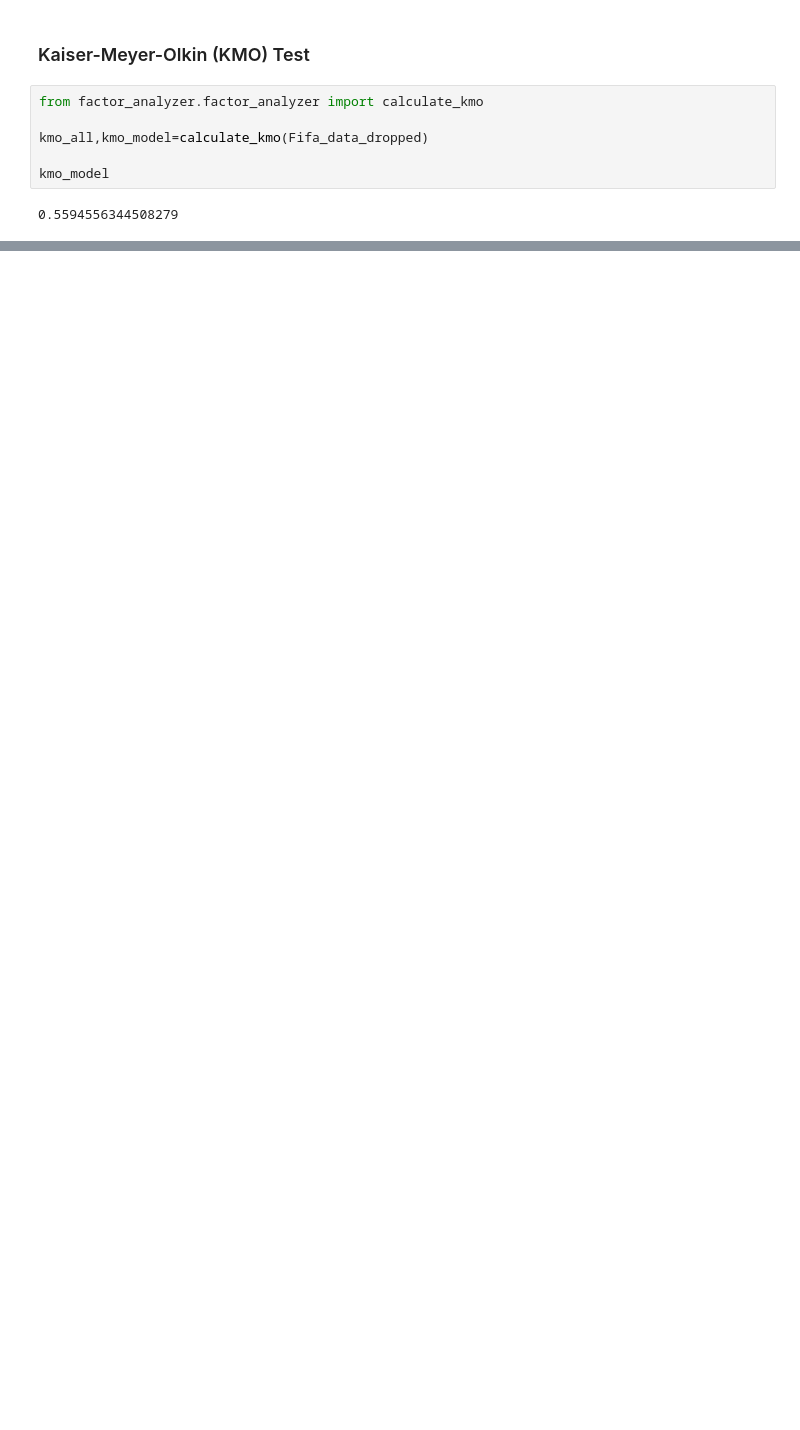
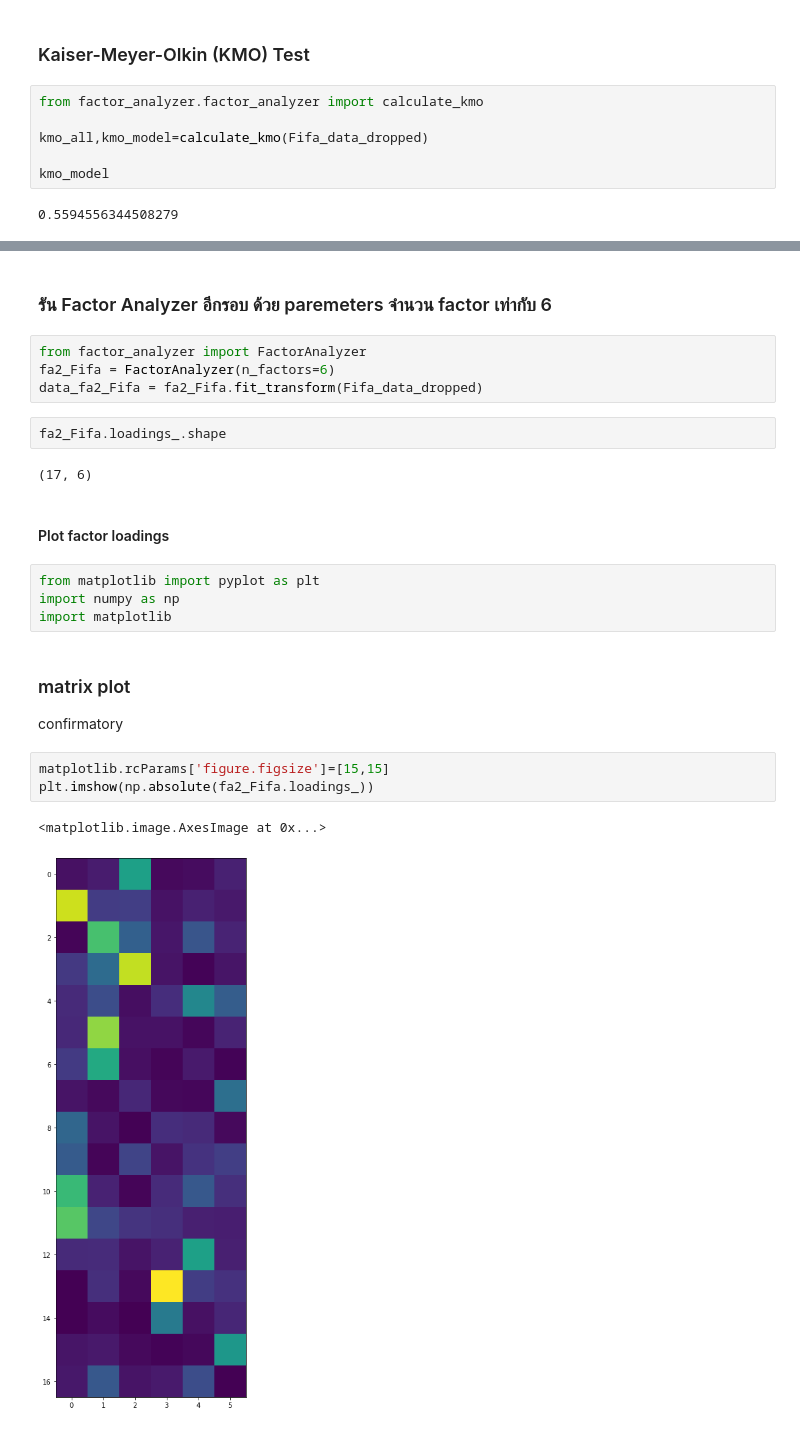
Before and after one commit to jittakorn-ch/multivariate, a Jupyter notebook: Chapter_5_Factor_Analysis.ipynb, the cells around one changed output, grey strips where cells are left out. Drawn from its saved outputs; the diff is of its cells as text; blank space fills up the shorter version.

```diff
--- a/Chapter_5_Factor_Analysis.ipynb
+++ b/Chapter_5_Factor_Analysis.ipynb
@@ -314,0 +373,26 @@ kmo_model
+# %% [markdown]
+### รัน Factor Analyzer อีกรอบ ด้วย paremeters จำนวน factor เท่ากับ 6
+# %%
+from factor_analyzer import FactorAnalyzer
+fa2_Fifa = FactorAnalyzer(n_factors=6)
+data_fa2_Fifa = fa2_Fifa.fit_transform(Fifa_data_dropped)
+# %%
+fa2_Fifa.loadings_.shape
+# %% [output]
+(17, 6)
+# %% [markdown]
+#### Plot factor loadings
+# %%
+from matplotlib import pyplot as plt
+import numpy as np
+import matplotlib
+# %% [markdown]
+### matrix plot
+
+confirmatory
+# %%
+matplotlib.rcParams['figure.figsize']=[15,15]
+plt.imshow(np.absolute(fa2_Fifa.loadings_))
+# %% [output]
+<matplotlib.image.AxesImage at 0x...>
+[figure, added]
```
Also changed, not shown: parts of 26 cells of this notebook.
